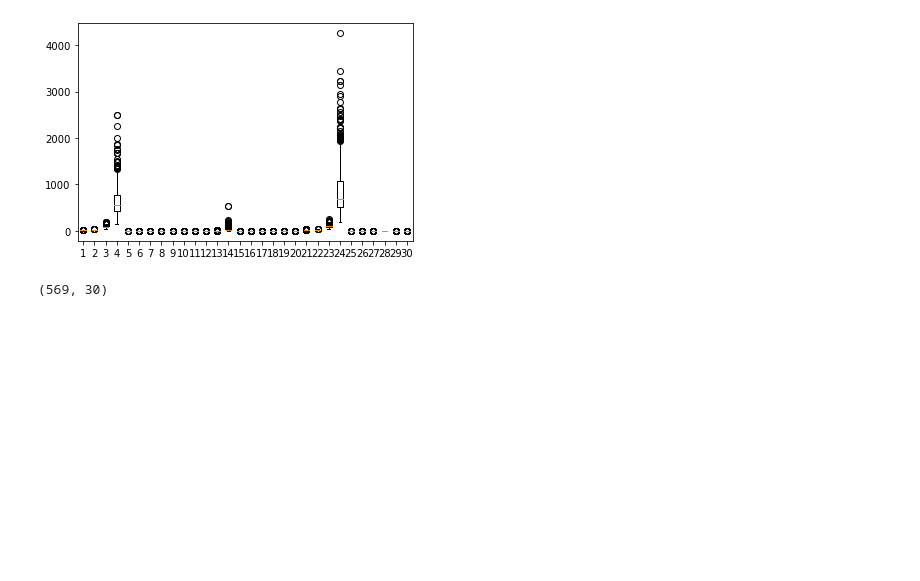
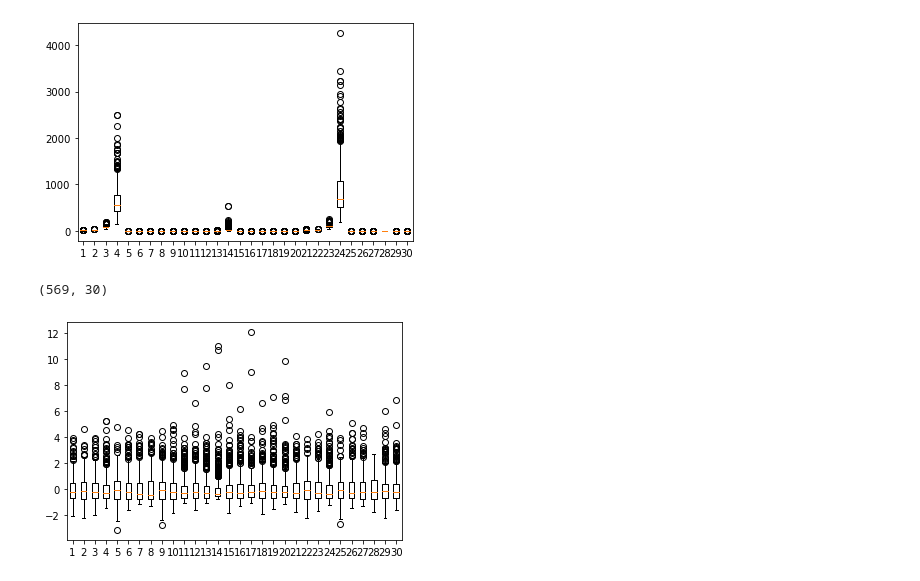
Before and after one commit to LOGRED/-PCU_2022-3_deepLearning, a Jupyter notebook: 0628/3.ipynb, the cells around one changed output. Cells and saved outputs as stored; diff of their text form; code cells hidden in the pictures; blank space fills up the shorter version.

```diff
--- a/0628/3.ipynb
+++ b/0628/3.ipynb
@@ -41 +38,7 @@ from tensorflow import keras
+# %%
+# 정규화 이후의 표?
+
+plt.boxplot(X_norm);
+# %% [output]
+[figure, added]
 # %%
```
Also changed, not shown: parts of 16 cells of this notebook, 1 other file.
